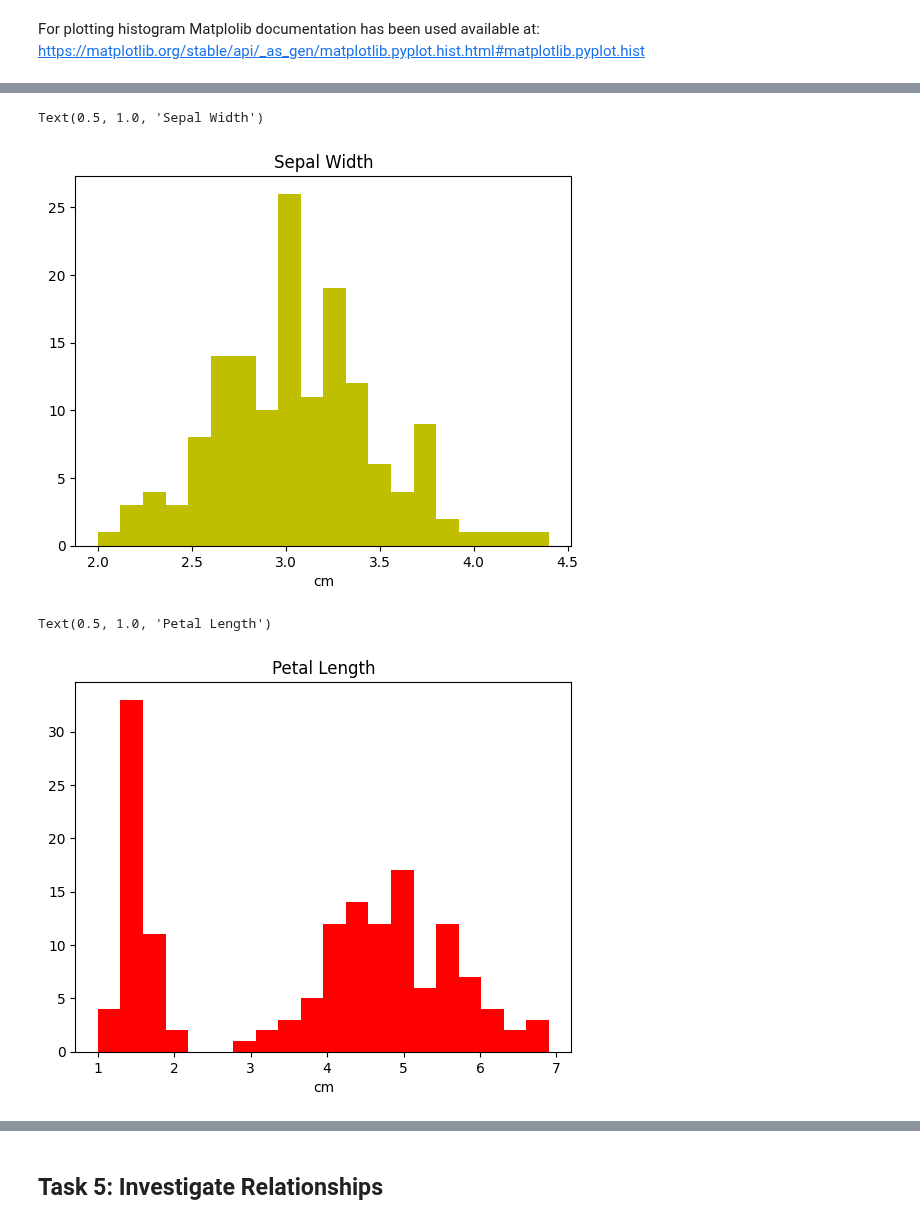
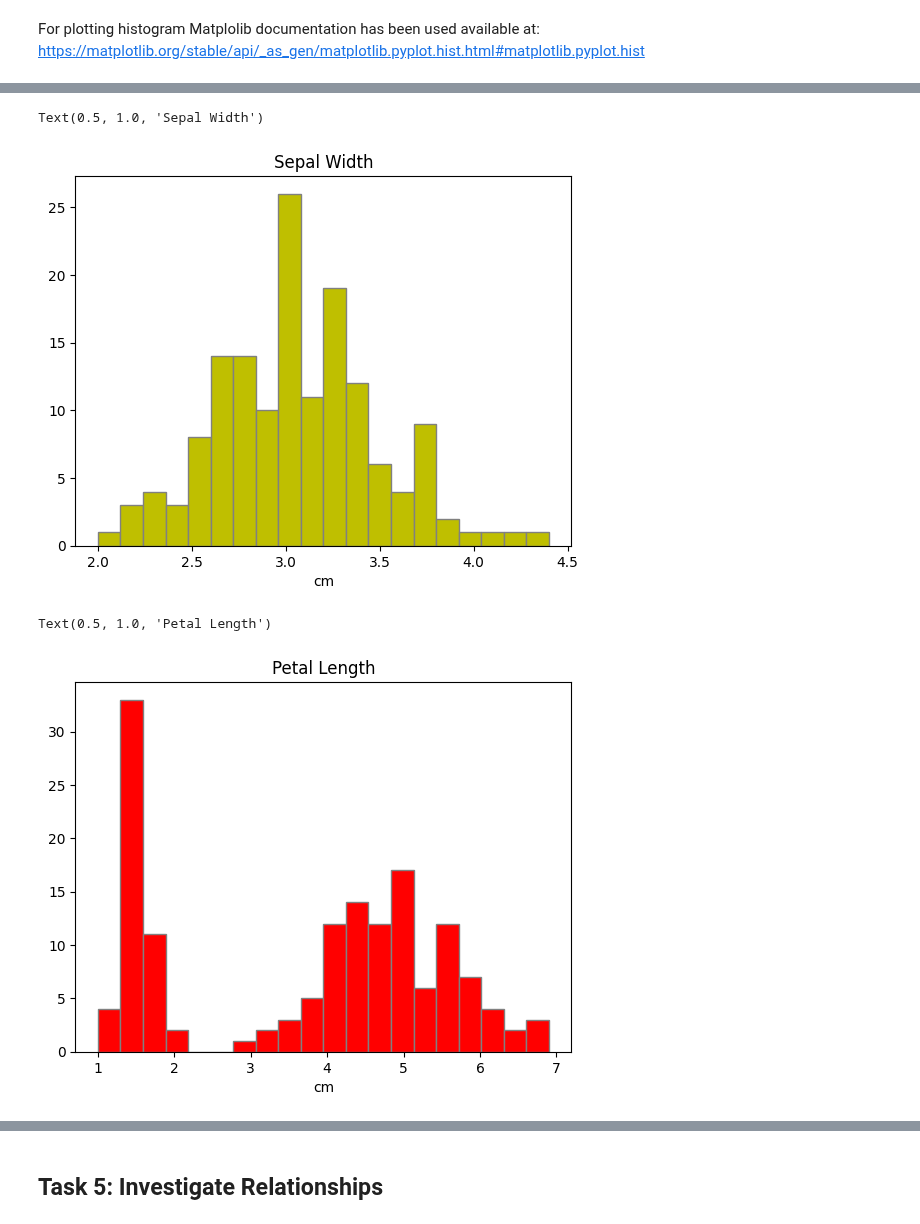
Before and after one commit to Oksyyy/principles_of_data_analytics, a Jupyter notebook: tasks.ipynb, the cells around one changed output, grey strips where cells are left out. Saved outputs shown, nothing was run; the diff lists cells and outputs as text; code cells hidden in the pictures.

```diff
--- a/tasks.ipynb
+++ b/tasks.ipynb
@@ -207,11 +288,9 @@ Text(0.5, 1.0, 'Sepal Length')
 # %%
 # Sepal Width
-# : represents all columns in the data set, 1 represents the second colum corresponding to sepal width value
-sepal_width = iris['data'][:, 1]
 
 # Plot histogram
 # bins is an optional parameter, defult = 10
-plt.hist(sepal_width, bins=20, color='y')
+plt.hist(sepal_width, bins=20, color='y', edgecolor = 'gray')
 
 # Add labels
 plt.xlabel('cm')
@@ -220,23 +299,21 @@ plt.xlabel('cm')
 plt.title('Sepal Width')
 # %% [output]
 Text(0.5, 1.0, 'Sepal Width')
-[figure, old version]
+[figure, new version]
 # %%
 # Petal Length
-# : represents all columns in the data set, 2 represents the third colum corresponding to petal length value
-petal_length = iris['data'][:, 2]
 
 # Plot histogram
 # bins is an optional parameter, defult = 10
-plt.hist(petal_length, bins=20, color='r')
+plt.hist(petal_length, bins=20, color='r', edgecolor = 'gray')
 
 # Add labels
 plt.xlabel('cm')
 
 # Add title
 plt.title('Petal Length')
 # %% [output]
 Text(0.5, 1.0, 'Petal Length')
-[figure, old version]
+[figure, new version]
 # %%
 # Petal Width
```
Also changed, not shown: parts of 17 cells of this notebook, 1 other file.
